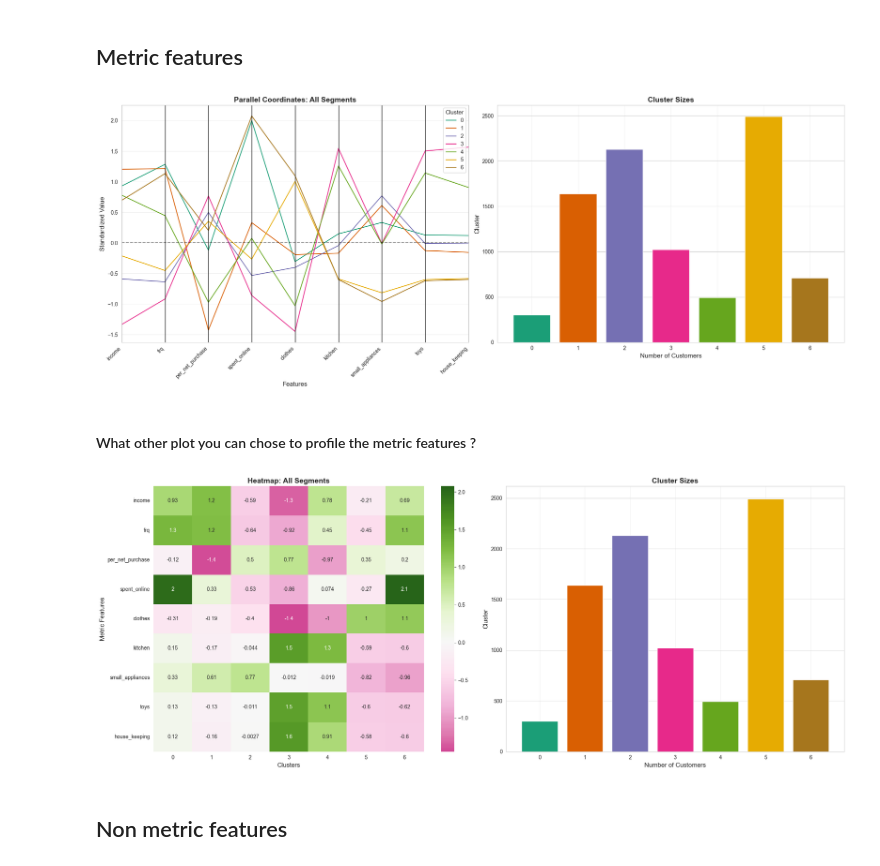
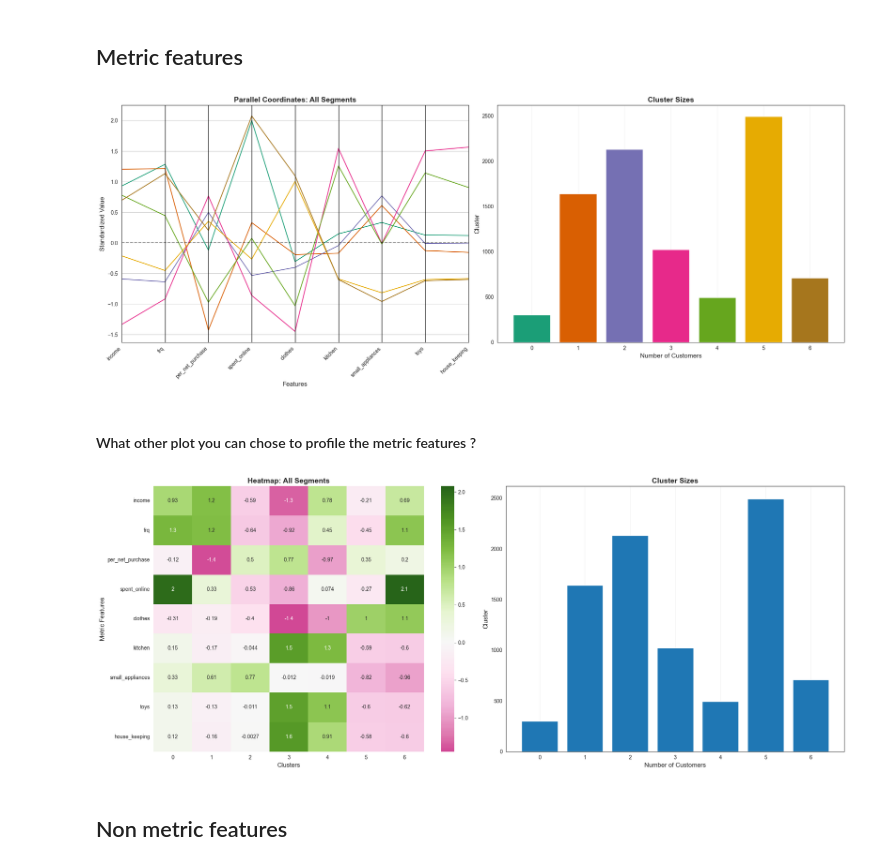
Before and after one commit to anacaleiro/Priv_DM2627, a Jupyter notebook: notebooks_solutions/lab10_multi_perspective_segmentation_sol.ipynb, the cells around one changed output. Cells and saved outputs as stored; diff of their text form; code cells hidden in the pictures.

```diff
--- a/notebooks_solutions/lab10_multi_perspective_segmentation_sol.ipynb
+++ b/notebooks_solutions/lab10_multi_perspective_segmentation_sol.ipynb
@@ -631,8 +626,7 @@ ax1.set_ylabel('Standardized Value', fontsize=12)
 ax1.set_xlabel('Features', fontsize=12)
 ax1.tick_params(axis='x', rotation=45)
 plt.setp(ax1.xaxis.get_majorticklabels(), rotation=45, ha='right')
-ax1.legend(title='Cluster', loc='best', title_fontsize=11)
-ax1.grid(True, alpha=0.3)
+ax1.get_legend().remove()
 
 # RIGHT PLOT: Cluster sizes (ordered by cluster number)
 cluster_sizes = df['merged_labels'].value_counts().sort_index()
@@ -647,42 +641,42 @@ ax2.grid(axis='x', alpha=0.3)
 plt.tight_layout()
 plt.show()
 # %% [output]
-[figure, old version]
+[figure, new version]
 # %% [markdown]
 #### What other plot you can chose to profile the metric features ?
 # %%
 all_segments = sorted(df['merged_labels'].unique())
 df_all_centroids = df.groupby('merged_labels')[metric_features].mean().T
 
 fig, (ax1, ax2) = plt.subplots(1, 2, figsize=(20, 8))
 
 sns.heatmap(
     df_all_centroids,
     cmap='PiYG',
     annot=True,
     ax=ax1,
     center=0
 )
 
 ax1.set_title('Heatmap: All Segments', fontsize=14, fontweight='bold')
 ax1.set_ylabel('Metric Features', fontsize=12)
 ax1.set_xlabel('Clusters', fontsize=12)
 ax1.grid(False)
 
 
 cluster_sizes = df['merged_labels'].value_counts().sort_index()
-colors = sns.color_palette('Dark2', n_colors=len(all_segments))
+#colors = sns.color_palette('Dark2', n_colors=len(all_segments))
 
-ax2.bar(cluster_sizes.index.astype(str), cluster_sizes.values, color=colors)
+ax2.bar(cluster_sizes.index.astype(str), cluster_sizes.values, )
 ax2.set_xlabel('Number of Customers', fontsize=12)
 ax2.set_ylabel('Cluster', fontsize=12)
 ax2.set_title('Cluster Sizes', fontsize=14, fontweight='bold')
 ax2.grid(axis='x', alpha=0.3)
 
 plt.tight_layout()
 plt.show()
 # %% [output]
-[figure, old version]
+[figure, new version]
 # %% [markdown]
 ## Non metric features
 # %%
```
Also changed, not shown: parts of 6 cells of this notebook, 1 other file.
